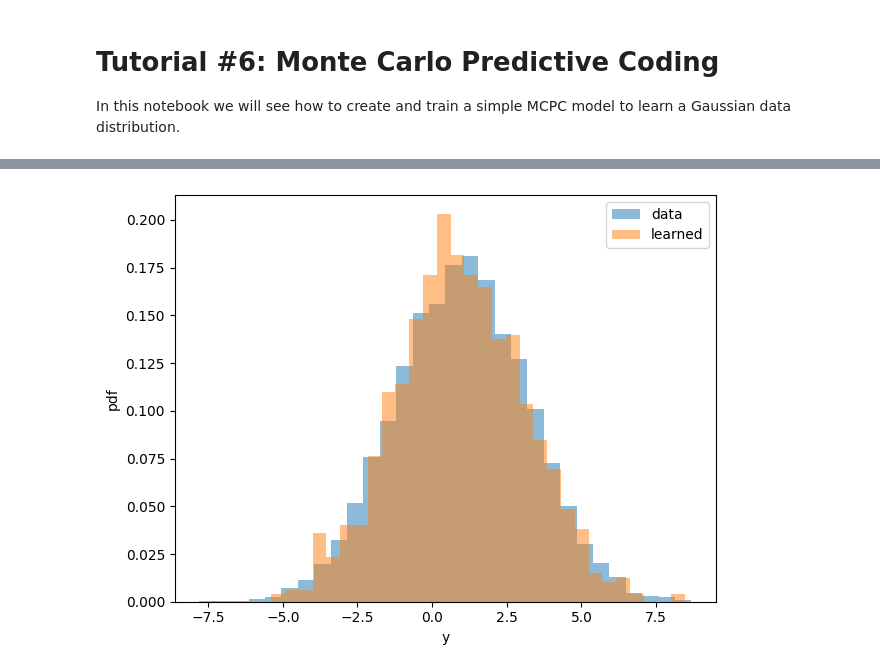
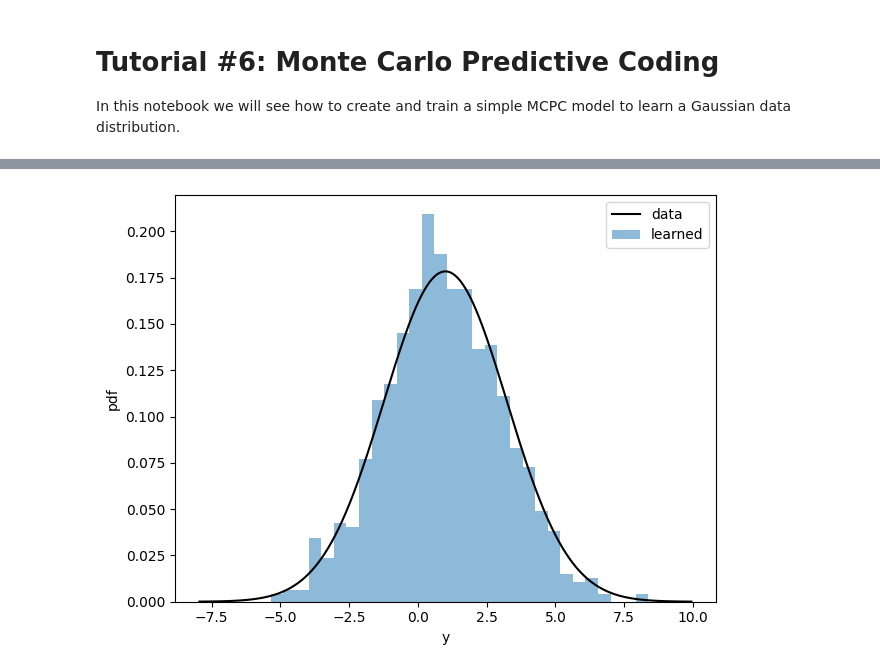
Before and after one commit to liukidar/pcx, a Jupyter notebook: 6_gaussian_mcpc.ipynb, the cells around one changed output, grey strips where cells are left out. Drawn from its saved outputs; the diff is of its cells as text; code cells hidden in the pictures.

```diff
--- a/6_gaussian_mcpc.ipynb
+++ b/6_gaussian_mcpc.ipynb
@@ -338,10 +340,16 @@ Learned parameters weight -1.95 and bias -0.50
 # %%
-plt.hist(y, label = "data", density=True, alpha=0.5, bins=30)
+import scipy.stats as stats
+x = np.linspace(mean-4*np.sqrt(var), mean+4*np.sqrt(var), 1000)
+y = stats.norm.pdf(x, mean, np.sqrt(var))
+
+
+plt.plot(x,y, "k", label="data")
+# plt.hist(y, label = "data", density=True, alpha=0.5, bins=30)
 plt.hist(y_, label = "learned", density=True, alpha=0.5, bins=30)
 plt.ylabel("pdf")
 plt.xlabel("y")
 plt.legend()
 plt.tight_layout()
 plt.show()
 # %% [output]
-[figure, old version]
+[figure, new version]
```
Also changed, not shown: parts of 3 cells of this notebook, 33 other files.
